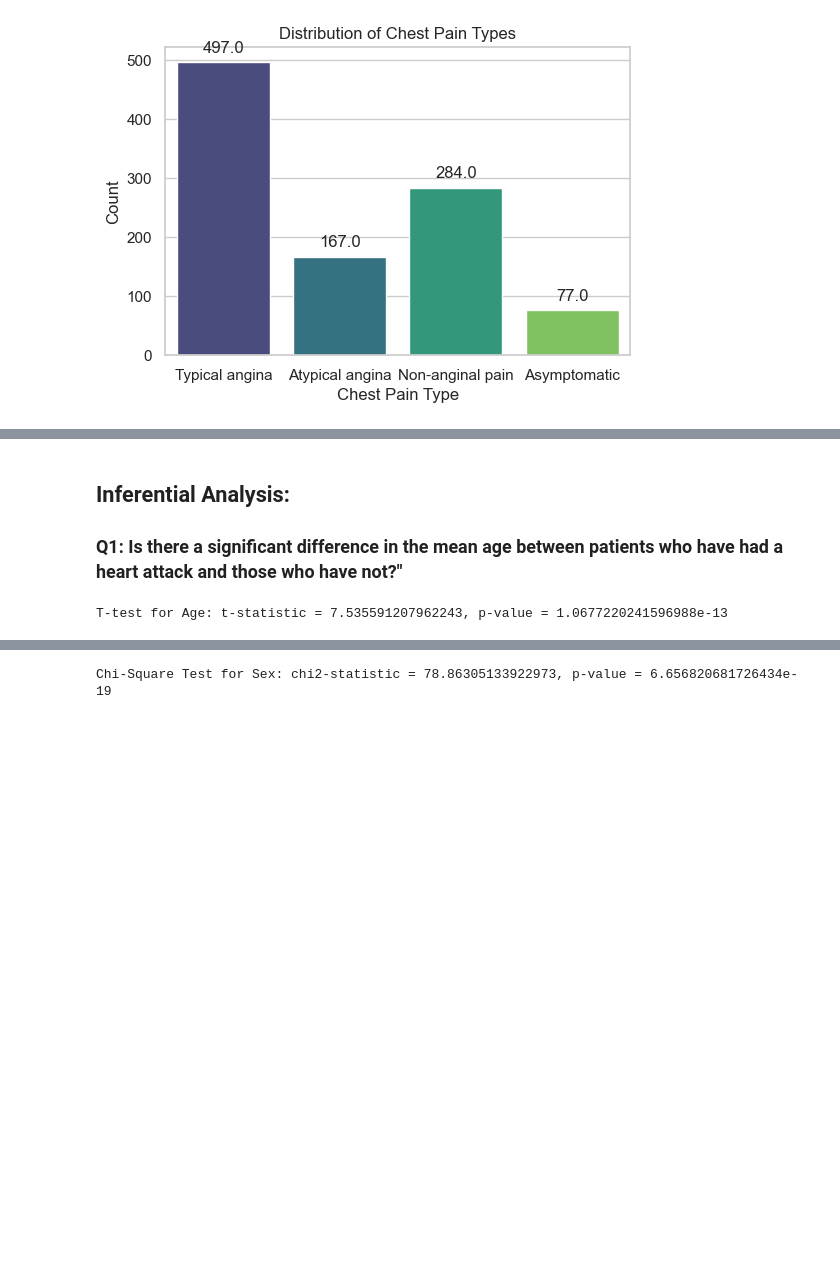
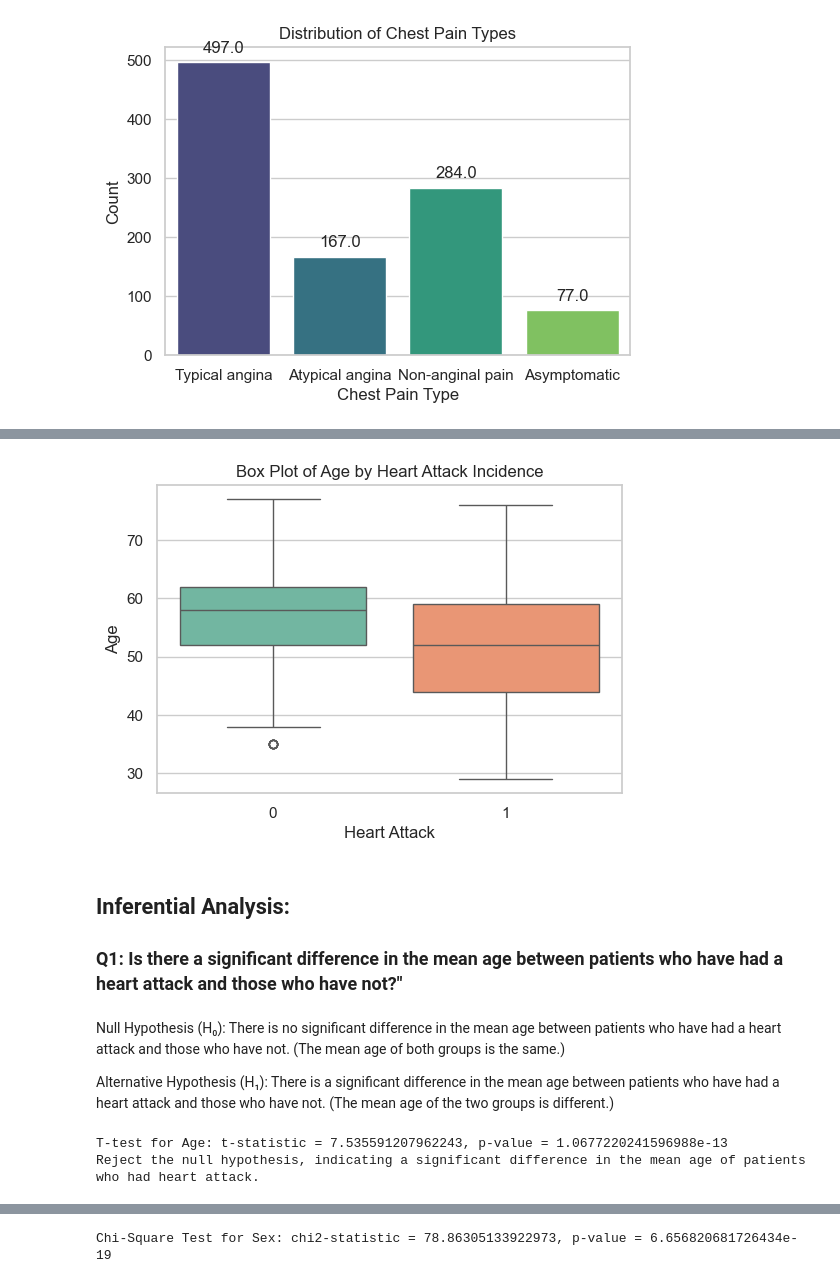
Before and after one commit to rashmic20/Phase2_Project, a Jupyter notebook: Project.ipynb, the cells around one changed output, grey strips where cells are left out. Saved outputs shown, nothing was run; the diff lists cells and outputs as text; code cells hidden in the pictures; blank space fills up the shorter version.

```diff
--- a/Project.ipynb
+++ b/Project.ipynb
@@ -158,14 +240,38 @@ plt.show()
+# %%
+# Create the box plot
+plt.figure(figsize=(6, 4))
+sns.boxplot(x='target', y='age', data=df, palette='Set2')
+
+# Add titles and labels
+plt.title('Box Plot of Age by Heart Attack Incidence')
+plt.xlabel('Heart Attack')
+plt.ylabel('Age')
+
+# Show plot
+plt.show()
+# %% [output]
+[figure, added]
 # %% [markdown]
 ## Inferential Analysis:
 
 ### Q1: Is there a significant difference in the mean age between patients who have had a heart attack and those who have not?"
+# %% [markdown]
+Null Hypothesis (H₀): There is no significant difference in the mean age between patients who have had a heart attack and those who have not. (The mean age of both groups is the same.)
+
+Alternative Hypothesis (H₁): There is a significant difference in the mean age between patients who have had a heart attack and those who have not. (The mean age of the two groups is different.)
 # %%
-# Example for age
+# Create samples for t-test
 age_no_heart_attack = df[df['target'] == 0]['age']
 age_with_heart_attack = df[df['target'] == 1]['age']
 
 t_stat, p_value = ttest_ind(age_no_heart_attack, age_with_heart_attack)
 print(f'T-test for Age: t-statistic = {t_stat}, p-value = {p_value}')
+
+if p_value < 0.05:
+    print("Reject the null hypothesis, indicating a significant difference in the mean age of patients who had heart attack.")
+else:
+    print("Fail to reject the null hypothesis, indicating no significant difference in the mean age of patients who had heart attack.")
 # %% [output]
 T-test for Age: t-statistic = 7.535591207962243, p-value = 1.0677220241596988e-13
+Reject the null hypothesis, indicating a significant difference in the mean age of patients who had heart attack.
 # %% [markdown]
```
Also changed, not shown: parts of 20 cells of this notebook.
